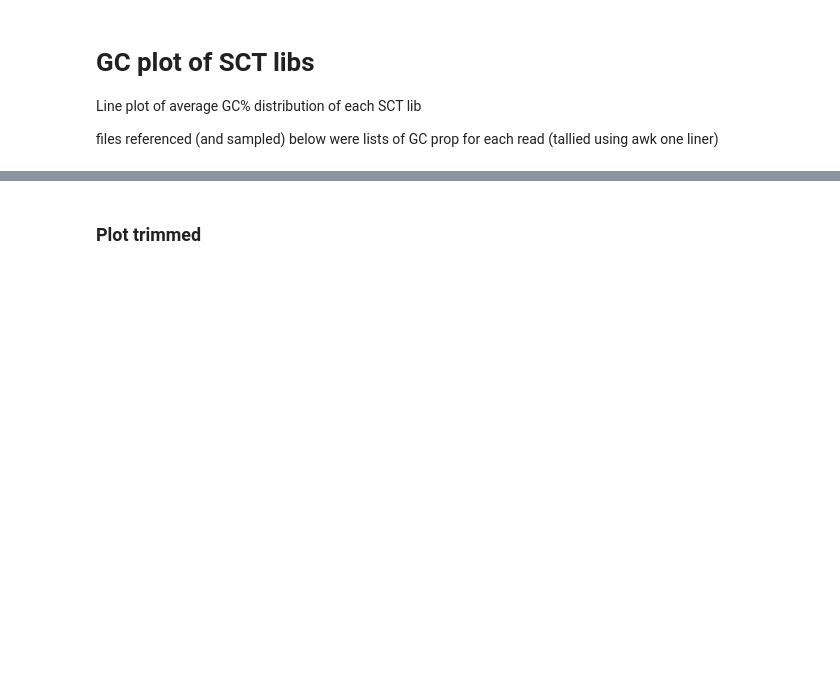
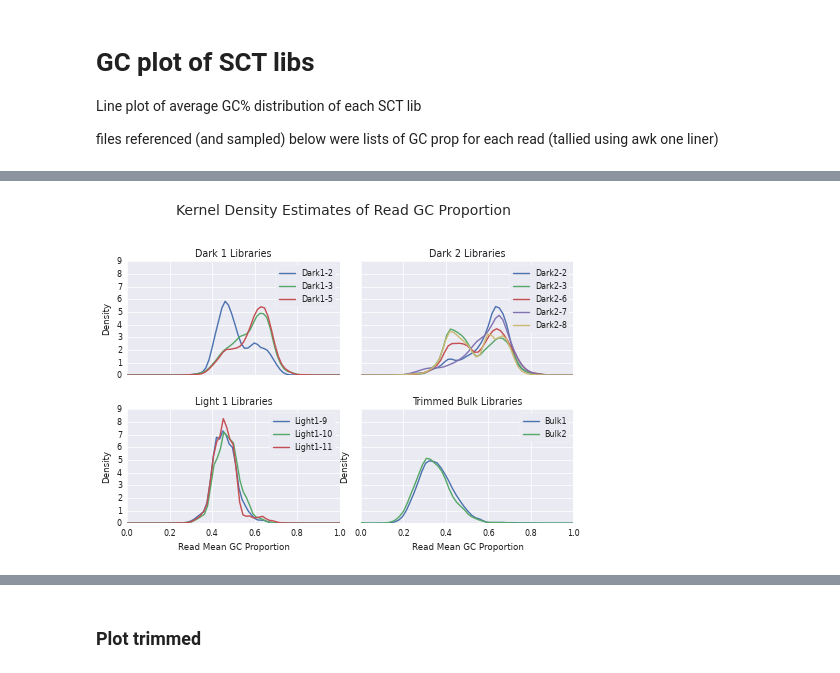
Before and after one commit to fmaguire/PhD_thesis, a Jupyter notebook: chapters/4.Chapter2/figures/plot_notebooks/GC library plot.ipynb, the cells around one changed output, grey strips where cells are left out. Saved outputs shown, nothing was run; the diff lists cells and outputs as text; code cells hidden in the pictures; blank space fills up the shorter version.

```diff
--- a/chapters/4.Chapter2/figures/plot_notebooks/GC library plot.ipynb
+++ b/chapters/4.Chapter2/figures/plot_notebooks/GC library plot.ipynb
@@ -122,0 +63,94 @@ ax4.legend(frameon=True)
+# %%
+import seaborn as sns
+import matplotlib.pyplot as plt
+import pandas as pd
+import numpy as np
+import random
+
+
+sns.set(style="darkgrid")
+sns.set_context("paper")
+
+def seek_sample(filename, n=10000):
+    sample = []
+    with open(filename, 'rb') as fh:
+        fh.seek(0, 2)
+        filesize = fh.tell()
+
+        random_set = np.sort(np.random.randint(filesize, size=n))
+
+        for loc in random_set:
+            fh.seek(loc)
+            fh.readline()
+            sample.append(float(fh.readline()))
+
+    return np.array(sample)
+
+d2_2=seek_sample("/data/sequencing_projects/single_cell_transcriptomes/Pb_DARK2_2_ATCACG_L002_R1_001.fastq")
+d2_3=seek_sample("/data/sequencing_projects/single_cell_transcriptomes/Pb_DARK2_3_TTAGGC_L002_R1_001.fastq")
+d2_6=seek_sample("/data/sequencing_projects/single_cell_transcriptomes/Pb_DARK2_6_CTTGTA_L002_R1_001.fastq")
+d2_7=seek_sample("/data/sequencing_projects/single_cell_transcriptomes/Pb_DARK2_7_GATCAG_L002_R1_001.fastq")
+d2_8=seek_sample("/data/sequencing_projects/single_cell_transcriptomes/Pb_DARK2_8_TAGCTT_L002_R1_001.fastq")
+d1_2=seek_sample("/data/sequencing_projects/single_cell_transcriptomes/Pb_dark_2_TAGCTT_L001_R1_001.fastq")
+d1_3=seek_sample("/data/sequencing_projects/single_cell_transcriptomes/Pb_dark_3_GGCTAC_L001_R1_001.fastq")
+d1_5=seek_sample("/data/sequencing_projects/single_cell_transcriptomes/Pb_dark_5_CTTGTA_L001_R1_001.fastq")
+l1_9=seek_sample("/data/sequencing_projects/single_cell_transcriptomes/Pb_light_9_ATGTCA_L001_R1_001.fastq")
+l1_10=seek_sample("/data/sequencing_projects/single_cell_transcriptomes/Pb_light_10_CCGTCC_L001_R1_001.fastq")
+l1_11=seek_sample("/data/sequencing_projects/single_cell_transcriptomes/Pb_light_11_GTCCGC_L001_R1_001.fastq")
+b1=seek_sample('bulk1_r1_gc.txt')
+b2=seek_sample('bulk2_r1_gc.txt')
+
+
+#d2_2=parse_dist("Pb_DARK2_2_ATCACG_L002_R1_001.fastq")
+fig = plt.figure(figsize=(8,10))
+plt.suptitle("Kernel Density Estimates of Read GC Proportion", size=14)
+ax1 = fig.add_subplot(421)
+ax1.xaxis.set_major_formatter(plt.NullFormatter())
+ax2 = fig.add_subplot(422)
+ax2.xaxis.set_major_formatter(plt.NullFormatter())
+ax2.yaxis.set_major_formatter(plt.NullFormatter())
+ax3 = fig.add_subplot(423)
+ax4 = fig.add_subplot(424)
+ax4.yaxis.set_major_formatter(plt.NullFormatter())
+
+fig.subplots_adjust(left=None, bottom=None, right=None, top=None, wspace=0.1, hspace=0.3)
+
+
+
+sns.kdeplot(d1_2, ax=ax1, label='Dark1-2').set(xlim=(0, 1), ylim=(0, 9), ylabel="Density", title="Dark 1 Libraries")
+sns.kdeplot(d1_3, ax=ax1, label='Dark1-3').set(xlim=(0, 1), ylim=(0, 9), ylabel="Density", title="Dark 1 Libraries")
+sns.kdeplot(d1_5, ax=ax1, label='Dark1-5').set(xlim=(0, 1), ylim=(0, 9), ylabel="Density", title="Dark 1 Libraries")
+handles, labels = ax1.get_legend_handles_labels()
+ax1.legend(frameon=True)
+
+#for i in [d2_2, d2_3, d2_6, d2_7, d2_8]:
+#    sns.kdeplot(i, ax=ax2).set(xlim=(0, 1), ylim=(0, 9), title="Dark 2 Libraries")
+
+sns.kdeplot(d2_2, ax=ax2, label='Dark2-2').set(xlim=(0, 1), ylim=(0, 9), title="Dark 2 Libraries")
+sns.kdeplot(d2_3, ax=ax2, label='Dark2-3').set(xlim=(0, 1), ylim=(0, 9), title="Dark 2 Libraries")
+sns.kdeplot(d2_6, ax=ax2, label='Dark2-6').set(xlim=(0, 1), ylim=(0, 9), title="Dark 2 Libraries")
+sns.kdeplot(d2_7, ax=ax2, label='Dark2-7').set(xlim=(0, 1), ylim=(0, 9), title="Dark 2 Libraries")
+sns.kdeplot(d2_8, ax=ax2, label='Dark2-8').set(xlim=(0, 1), ylim=(0, 9), title="Dark 2 Libraries")
+handles, labels = ax2.get_legend_handles_labels()
+ax2.legend(frameon=True)
+
+
+#for i in [l1_9, l1_10, l1_11]:
+#    sns.kdeplot(i, ax=ax3).set(xlim=(0, 1), ylim=(0, 9), xlabel="Read Mean GC Proportion",  ylabel="Density", title="Light 1 Libraries")
+sns.kdeplot(l1_9, ax=ax3, label="Light1-9").set(xlim=(0, 1), ylim=(0, 9), xlabel="Read Mean GC Proportion",  ylabel="Density", title="Light 1 Libraries")
+sns.kdeplot(l1_10, ax=ax3, label="Light1-10").set(xlim=(0, 1), ylim=(0, 9), xlabel="Read Mean GC Proportion",  ylabel="Density", title="Light 1 Libraries")
+sns.kdeplot(l1_11, ax=ax3, label="Light1-11").set(xlim=(0, 1), ylim=(0, 9), xlabel="Read Mean GC Proportion",  ylabel="Density", title="Light 1 Libraries")
+ax3.legend(frameon=True)
+
+
+sns.kdeplot(b1, ax=ax4, label="Bulk1").set(xlim=(0, 1), ylim=(0, 9), xlabel="Read Mean GC Proportion",  ylabel="Density", title="Trimmed Bulk Libraries")
+sns.kdeplot(b2, ax=ax4, label="Bulk2").set(xlim=(0, 1), ylim=(0, 9), xlabel="Read Mean GC Proportion",  ylabel="Density", title="Trimmed Bulk Libraries")
+ax4.legend(frameon=True)
+fig.savefig("raw_lib_gc_prop.svg")
+
+#sns.kdeplot(np.hstack([l1_9, l1_10, l1_11, d1_2, d1_3, d1_5, d2_2, d2_3, d2_6, d2_7, d2_8]), ax=ax4, shade=True).set(ylim=(0, 9), xlim=(0, 1), xlabel="Read Mean GC Proportion", title="All Single Cell Libraries")
+
+###NOTE SCT ARE RAW BULK IS TRIMMED
+
+#plt.savefig("lib_gc_prop.svg")
+# %% [output]
@@ -123 +158,2 @@ ax4.legend(frameon=True)
+[figure, added]
 # %%
```
Also changed, not shown: parts of 5 cells of this notebook, 11 other files.
